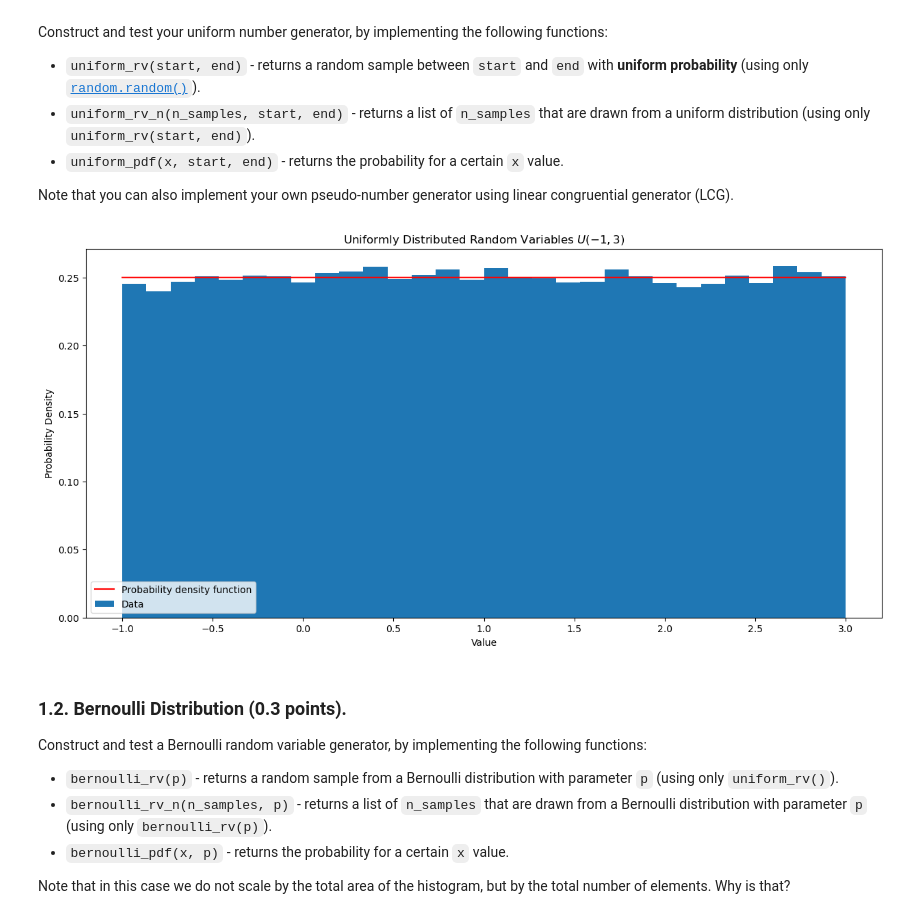
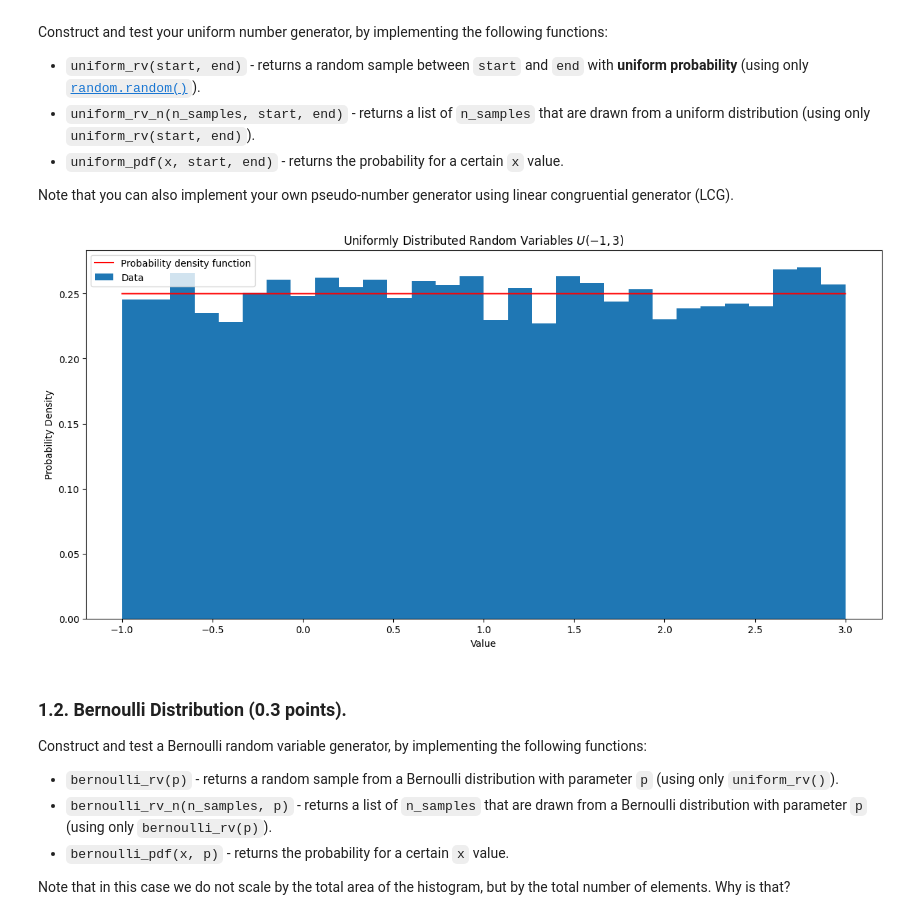
Before and after one commit to Anananas42/NP-hard-assignment2, a Jupyter notebook: Assignment3-Students.ipynb, the cells around one changed output. Saved outputs shown, nothing was run; the diff lists cells and outputs as text; code cells hidden in the pictures.

```diff
--- a/Assignment3-Students.ipynb
+++ b/Assignment3-Students.ipynb
@@ -140,35 +140,35 @@ def uniform_pdf(x, start, end):
     """
     if x>end or x<start:
         return 0
     else:
         return 1 / (end-start)
 
 # Running Experiment
-n_samples = 100000
+n_samples = 10000
 start = -1
 end = 3
 samples = uniform_rv_n(n_samples, start = start, end = end)
 n_bins = 30
 
 # Generate histogram data with density scaling
 hist, bin_edges = custom_histogram(samples, n_bins, density = True)
 
 # Plotting the histogram as a probability distribution
 fig, ax = plt.subplots(1, 1, figsize = (15, 7))
 bin_centers = (np.diff(bin_edges) / 2 + bin_edges[:-1]) # calculate the position of the bin ceters
 ax.bar(bin_centers, hist, width = np.diff(bin_centers)[0], label = "Data") # plot the histogram
 
 # Plot the density function
 xx = np.linspace(min(samples), max(samples), 10000)
 yy = [uniform_pdf(x, start, end) for x in xx]
 ax.plot(xx, yy, color = 'r', label = "Probability density function")
 ax.set_xlabel('Value')
 ax.set_ylabel('Probability Density')
 ax.set_title(f'Uniformly Distributed Random Variables $U({start},{end})$')
 ax.legend()
 plt.show()
 # %% [output]
-[figure, old version]
+[figure, new version]
 # %% [markdown]
 ### 1.2. Bernoulli Distribution (0.3 points).
 
```
Also changed, not shown: parts of 11 cells of this notebook.
